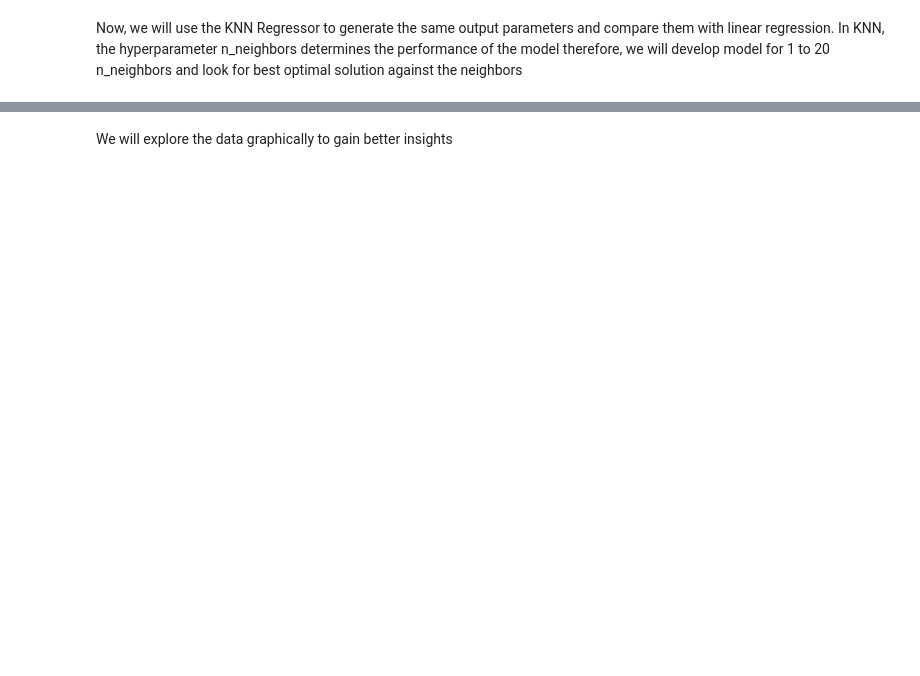
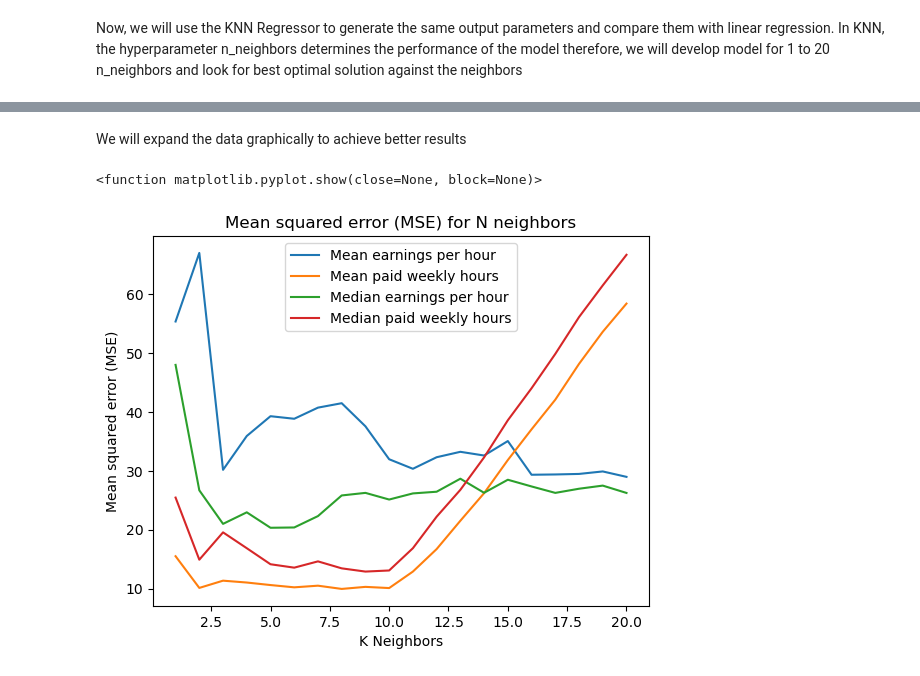
Before and after one commit to SyedAsadAilia110/CA1, a Jupyter notebook: CA01 - Coding New.ipynb, the cells around one changed output, grey strips where cells are left out. Drawn from its saved outputs; the diff is of its cells as text; code cells hidden in the pictures; blank space fills up the shorter version.

Commit message:
Add files via upload
Performing some work on graph and remove some errors

```diff
--- a/CA01 - Coding New.ipynb
+++ b/CA01 - Coding New.ipynb
@@ -509,2 +531,17 @@ See the caveats in the documentation: https://pandas.pydata.org/pandas-docs/stab
 # %% [markdown]
-We will explore the data graphically to gain better insights
+We will expand the data graphically to achieve better results
+# %%
+plt.plot(list_of_model_outputs[0][1],list_of_model_outputs[0][2], label=list_of_model_outputs[0][0])
+plt.plot(list_of_model_outputs[1][1],list_of_model_outputs[1][2], label=list_of_model_outputs[1][0])
+plt.plot(list_of_model_outputs[2][1],list_of_model_outputs[2][2], label=list_of_model_outputs[2][0])
+plt.plot(list_of_model_outputs[3][1],list_of_model_outputs[3][2], label=list_of_model_outputs[3][0])
+
+plt.xlabel('K Neighbors')
+plt.ylabel('Mean squared error (MSE)')
+plt.title('Mean squared error (MSE) for N neighbors')
+plt.legend()
+
+plt.show
+# %% [output]
+<function matplotlib.pyplot.show(close=None, block=None)>
+[figure, added]
```
Also changed, not shown: parts of 7 cells of this notebook.
